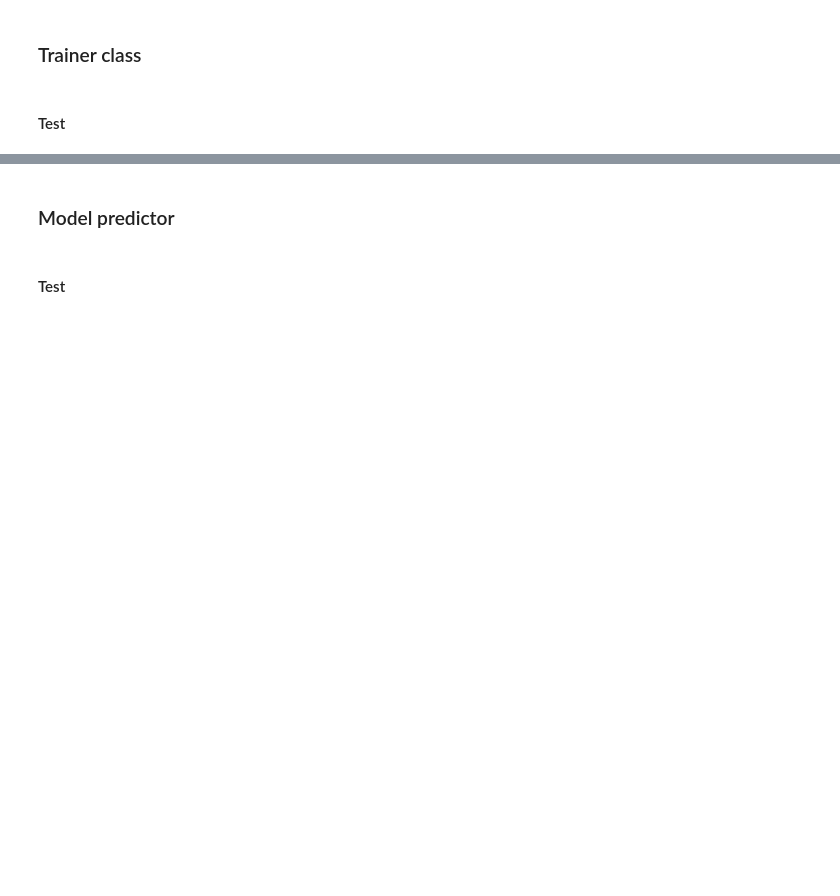
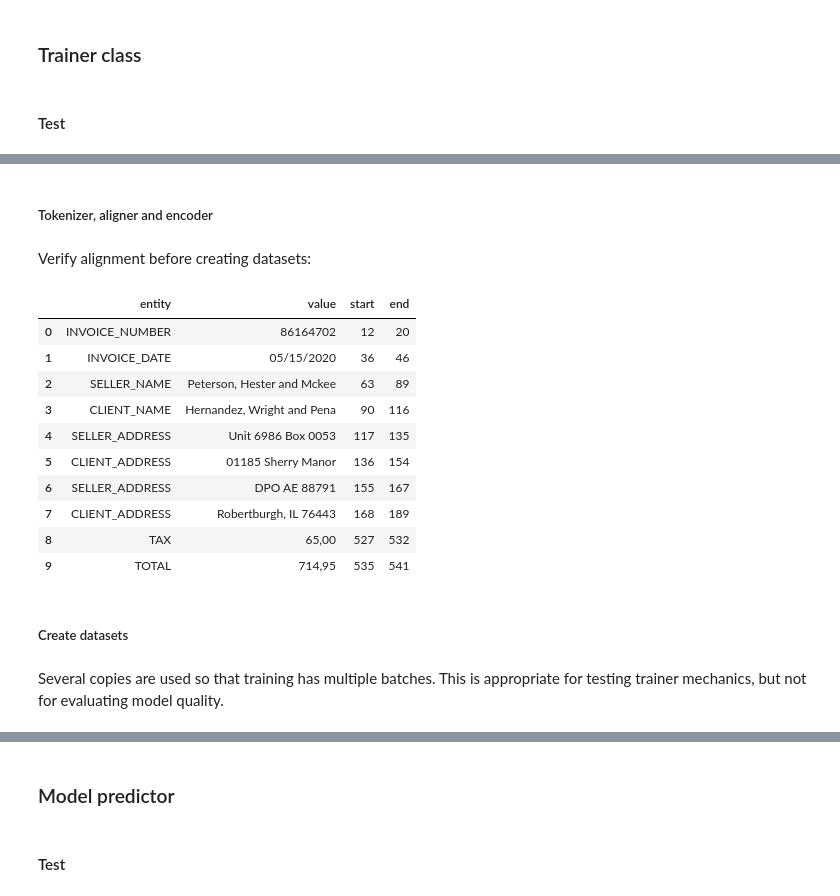
Before and after one commit to vsokoltsov/invoices-ocr, a Jupyter notebook: notebooks/bert.ipynb, the cells around one changed output, grey strips where cells are left out. Cells and saved outputs as stored; diff of their text form; code cells hidden in the pictures; blank space fills up the shorter version.

Commit message:
Add tests for the trainer class

```diff
--- a/notebooks/bert.ipynb
+++ b/notebooks/bert.ipynb
@@ -5377,0 +5399,4 @@ class DocumentModelTrainer:
+# %%
+row = df.iloc[14]
+trainer_test_text = row['ocred_text']
+trainer_test_text
@@ -5377,0 +5507,2 @@ class DocumentModelTrainer:
+# %% [markdown]
+##### Tokenizer, aligner and encoder
@@ -5377,0 +5535,56 @@ class DocumentModelTrainer:
+# %% [markdown]
+Verify alignment before creating datasets:
+# %%
+trainer_test_spans = (
+    trainer_test_aligner.find_spans(
+        text=trainer_test_text,
+        target=trainer_test_target,
+    )
+)
+
+trainer_test_span_counts = Counter(
+    f"B-{span.entity}"
+    for span in trainer_test_spans
+)
+
+expected_trainer_span_counts = Counter({
+    "B-INVOICE_NUMBER": 1,
+    "B-INVOICE_DATE": 1,
+    "B-SELLER_NAME": 1,
+    "B-SELLER_ADDRESS": 2,
+    "B-CLIENT_NAME": 1,
+    "B-CLIENT_ADDRESS": 2,
+    "B-TAX": 1,
+    "B-TOTAL": 1,
+})
+
+assert (
+    trainer_test_span_counts
+    == expected_trainer_span_counts
+)
+
+pd.DataFrame([
+    {
+        "entity": str(span.entity),
+        "value": span.value,
+        "start": span.start,
+        "end": span.end,
+    }
+    for span in trainer_test_spans
+])
+# %% [output]
+|  | entity | value | start | end |
+| 0 | INVOICE_NUMBER | 86164702 | 12 | 20 |
+| 1 | INVOICE_DATE | 05/15/2020 | 36 | 46 |
+| 2 | SELLER_NAME | Peterson, Hester and Mckee | 63 | 89 |
+| 3 | CLIENT_NAME | Hernandez, Wright and Pena | 90 | 116 |
+| 4 | SELLER_ADDRESS | Unit 6986 Box 0053 | 117 | 135 |
+| 5 | CLIENT_ADDRESS | 01185 Sherry Manor | 136 | 154 |
+| 6 | SELLER_ADDRESS | DPO AE 88791 | 155 | 167 |
+| 7 | CLIENT_ADDRESS | Robertburgh, IL 76443 | 168 | 189 |
+| 8 | TAX | 65,00 | 527 | 532 |
+| 9 | TOTAL | 714,95 | 535 | 541 |
+# %% [markdown]
+##### Create datasets
+# %% [markdown]
+Several copies are used so that training has multiple batches. This is appropriate for testing trainer mechanics, but not for evaluating model quality.
```
Also changed, not shown: parts of 46 cells of this notebook.
